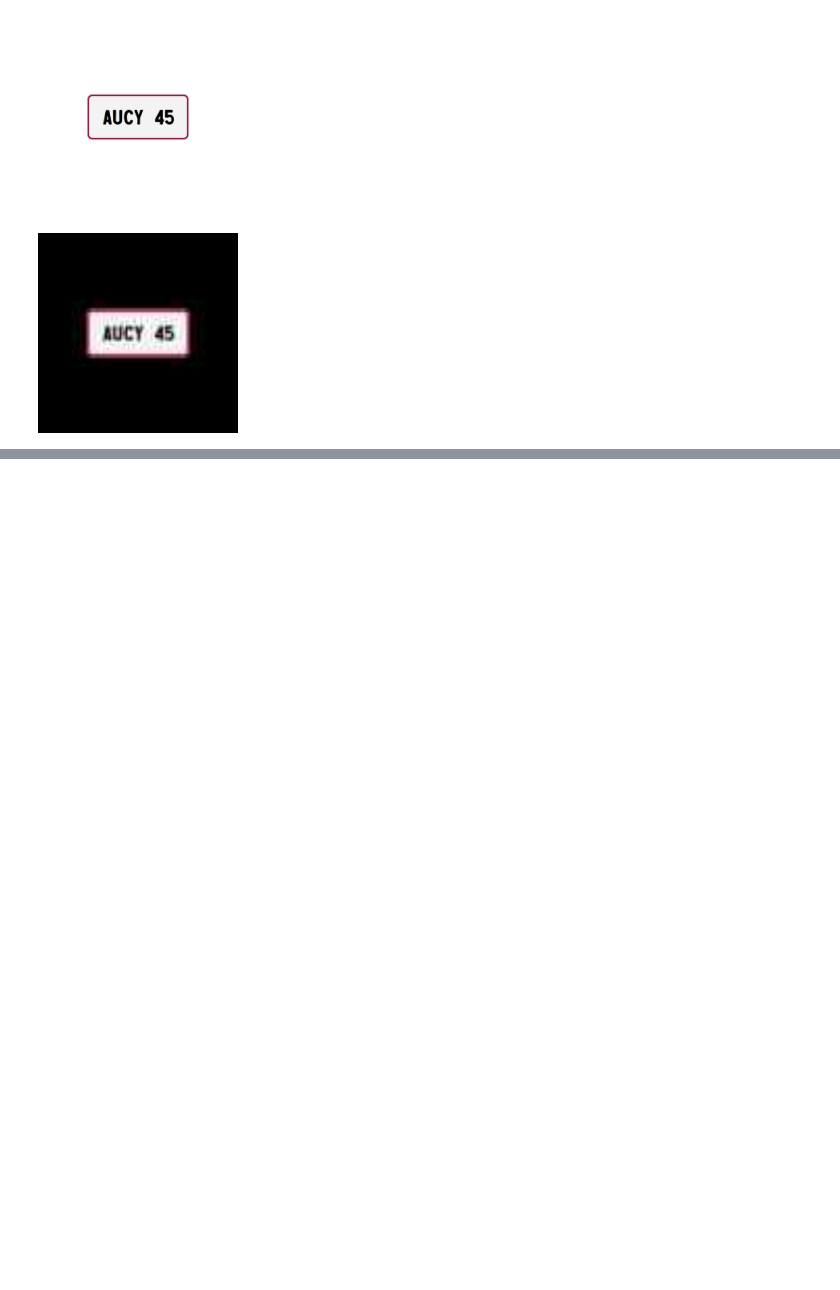
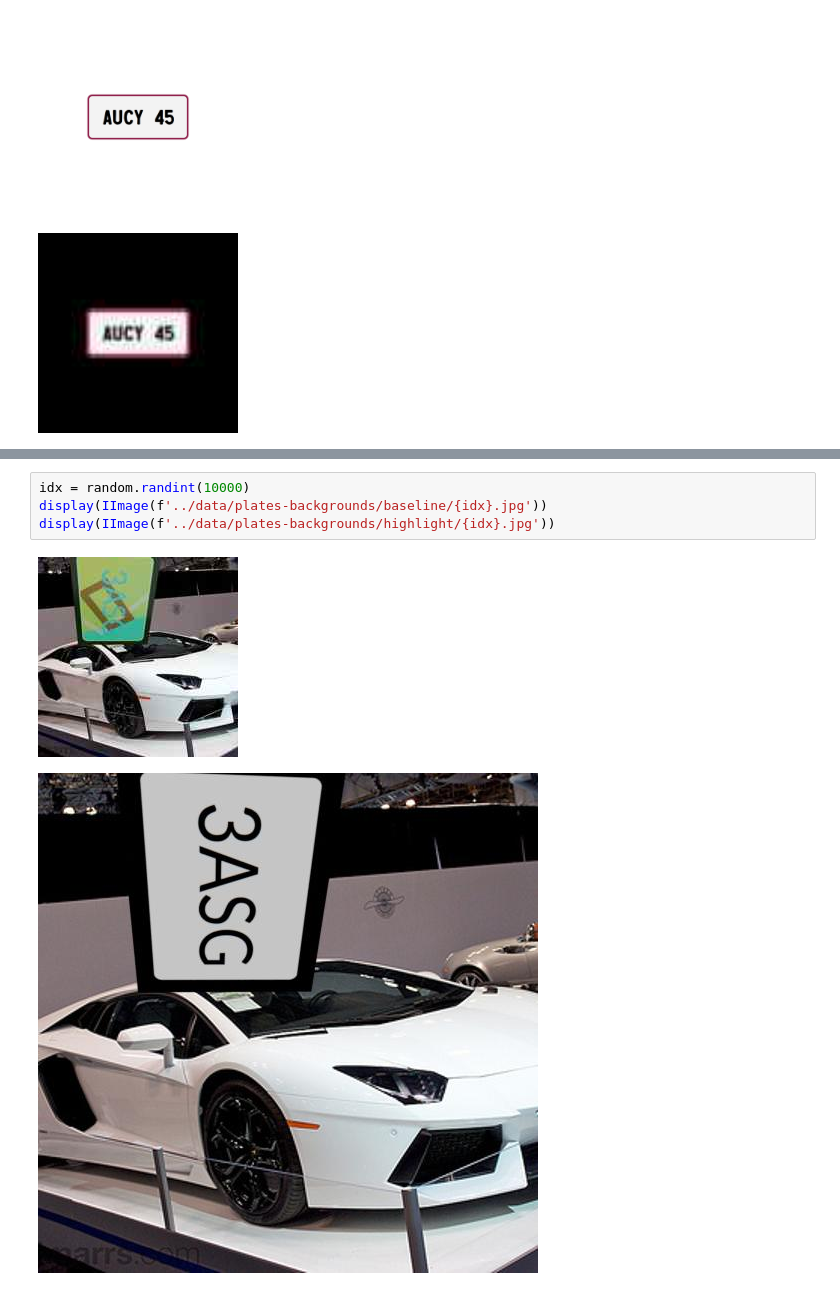
Before and after one commit to vinhowe/license-plate-super-resolution, a Jupyter notebook: notebooks/prototyping.ipynb, the cells around one changed output, grey strips where cells are left out. Saved outputs shown, nothing was run; the diff lists cells and outputs as text; blank space fills up the shorter version.

```diff
--- a/notebooks/prototyping.ipynb
+++ b/notebooks/prototyping.ipynb
@@ -358,0 +413,7 @@ display(IImage('test-degrade.jpg', width=max_width, height=max_width))
+# %%
+idx = random.randint(10000)
+display(IImage(f'../data/plates-backgrounds/baseline/{idx}.jpg'))
+display(IImage(f'../data/plates-backgrounds/highlight/{idx}.jpg'))
+# %% [output]
+[figure, added]
+[figure, added]
```
Also changed, not shown: parts of 5 cells of this notebook, 2 other files.
